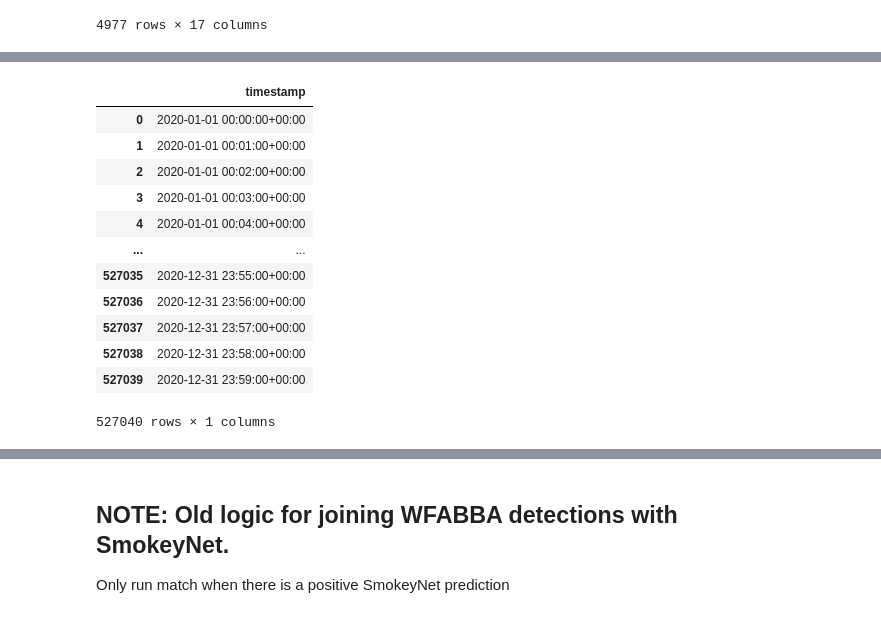
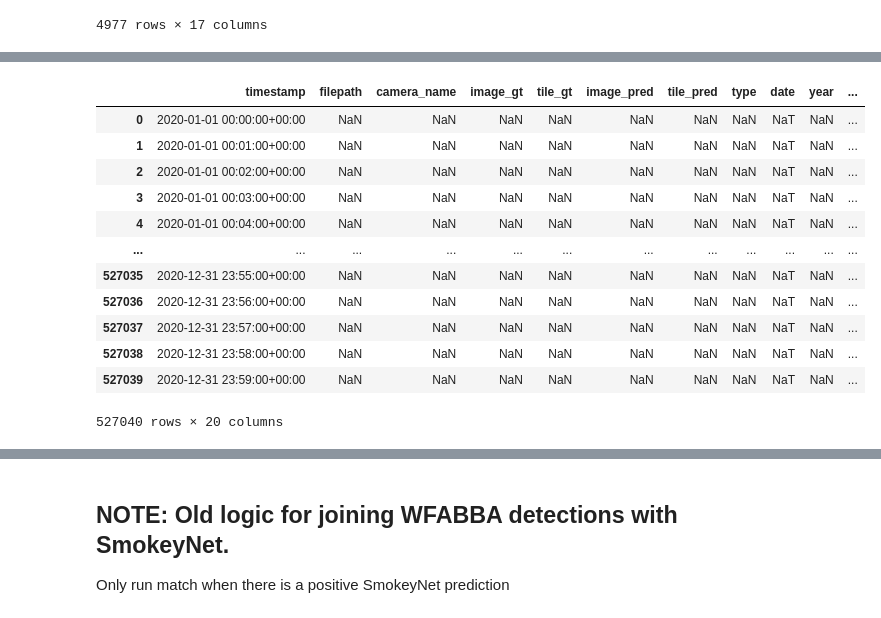
Before and after one commit to shaneluna/smokeynet-engineering, a Jupyter notebook: notebooks/wfabba/WFABBA_FIgLib_Join.ipynb, the cells around one changed output, grey strips where cells are left out. Cells and saved outputs as stored; diff of their text form; code cells hidden in the pictures.

```diff
--- a/notebooks/wfabba/WFABBA_FIgLib_Join.ipynb
+++ b/notebooks/wfabba/WFABBA_FIgLib_Join.ipynb
@@ -707,3 +713,9 @@ df_labels_filtered
 | 4975 | 20200813_Ranch2Fire_marconi-n-mob... | marconi-n-mobo-c | 1 | [] | 0 | [0, 0, 0, 0, 0, 0, 0, 0, 0, 0, 0,... | valid | 2020-08-13 | 2020 | 1597360219 | ... |
 | 4976 | 20200813_Ranch2Fire_marconi-n-mob... | marconi-n-mobo-c | 1 | [] | 1 | [0, 0, 0, 0, 0, 0, 0, 0, 0, 0, 0,... | valid | 2020-08-13 | 2020 | 1597360282 | ... |
 4977 rows × 17 columns
+# %%
+df_labels_filtered.loc[df_labels_filtered["camera_name"].str.split("-").str[1] == 'n','direction'] = 'north'
+df_labels_filtered.loc[df_labels_filtered["camera_name"].str.split("-").str[1] == 's','direction'] = 'south'
+df_labels_filtered.loc[df_labels_filtered["camera_name"].str.split("-").str[1] == 'e','direction'] = 'east'
+df_labels_filtered.loc[df_labels_filtered["camera_name"].str.split("-").str[1] == 'w','direction'] = 'west'
+df_labels_filtered
@@ -734,19 +760,21 @@ deluzfires
 | 2019 | 20200930_DeLuzFire_rm-w-mobo-c/16... | rm-w-mobo-c | 1 | [] | 0 | [0, 0, 0, 0, 0, 0, 0, 0, 0, 0, 0,... | test | 2020-09-30 | 2020 | 1601495886 | ... |
 | 2020 | 20200930_DeLuzFire_rm-w-mobo-c/16... | rm-w-mobo-c | 1 | [] | 0 | [0, 0, 0, 0, 0, 0, 0, 0, 0, 0, 0,... | test | 2020-09-30 | 2020 | 1601495946 | ... |
 | 2021 | 20200930_DeLuzFire_rm-w-mobo-c/16... | rm-w-mobo-c | 1 | [] | 0 | [0, 0, 0, 0, 0, 0, 0, 0, 0, 0, 0,... | test | 2020-09-30 | 2020 | 1601496006 | ... |
-# %%
-minutes_df
-# %% [output]
-|  | timestamp |
-| 0 | 2020-01-01 00:00:00+00:00 |
-| 1 | 2020-01-01 00:01:00+00:00 |
-| 2 | 2020-01-01 00:02:00+00:00 |
-| 3 | 2020-01-01 00:03:00+00:00 |
-| 4 | 2020-01-01 00:04:00+00:00 |
-| ... | ... |
-| 527035 | 2020-12-31 23:55:00+00:00 |
-| 527036 | 2020-12-31 23:56:00+00:00 |
-| 527037 | 2020-12-31 23:57:00+00:00 |
-| 527038 | 2020-12-31 23:58:00+00:00 |
-| 527039 | 2020-12-31 23:59:00+00:00 |
-527040 rows × 1 columns
+# %%
+test_df = minutes_df.merge(deluzfires, left_on = "timestamp", right_on = "datetime_rounded",how="left")
+test_df = test_df.rename(columns = {"geometry":"HPWREN_Station_geometry", "lat_adjusted":"HPWREN_lat", "long_adjusted":"HPWREN_long", "datetime_rounded":"SmokeyNet_datetime_rounded"})
+test_df
+# %% [output]
+|  | timestamp | filepath | camera_name | image_gt | tile_gt | image_pred | tile_pred | type | date | year | ... |
+| 0 | 2020-01-01 00:00:00+00:00 | NaN | NaN | NaN | NaN | NaN | NaN | NaN | NaT | NaN | ... |
+| 1 | 2020-01-01 00:01:00+00:00 | NaN | NaN | NaN | NaN | NaN | NaN | NaN | NaT | NaN | ... |
+| 2 | 2020-01-01 00:02:00+00:00 | NaN | NaN | NaN | NaN | NaN | NaN | NaN | NaT | NaN | ... |
+| 3 | 2020-01-01 00:03:00+00:00 | NaN | NaN | NaN | NaN | NaN | NaN | NaN | NaT | NaN | ... |
+| 4 | 2020-01-01 00:04:00+00:00 | NaN | NaN | NaN | NaN | NaN | NaN | NaN | NaT | NaN | ... |
+| ... | ... | ... | ... | ... | ... | ... | ... | ... | ... | ... | ... |
+| 527035 | 2020-12-31 23:55:00+00:00 | NaN | NaN | NaN | NaN | NaN | NaN | NaN | NaT | NaN | ... |
+| 527036 | 2020-12-31 23:56:00+00:00 | NaN | NaN | NaN | NaN | NaN | NaN | NaN | NaT | NaN | ... |
+| 527037 | 2020-12-31 23:57:00+00:00 | NaN | NaN | NaN | NaN | NaN | NaN | NaN | NaT | NaN | ... |
+| 527038 | 2020-12-31 23:58:00+00:00 | NaN | NaN | NaN | NaN | NaN | NaN | NaN | NaT | NaN | ... |
+| 527039 | 2020-12-31 23:59:00+00:00 | NaN | NaN | NaN | NaN | NaN | NaN | NaN | NaT | NaN | ... |
+527040 rows × 20 columns
```
Also changed, not shown: parts of 38 cells of this notebook.
